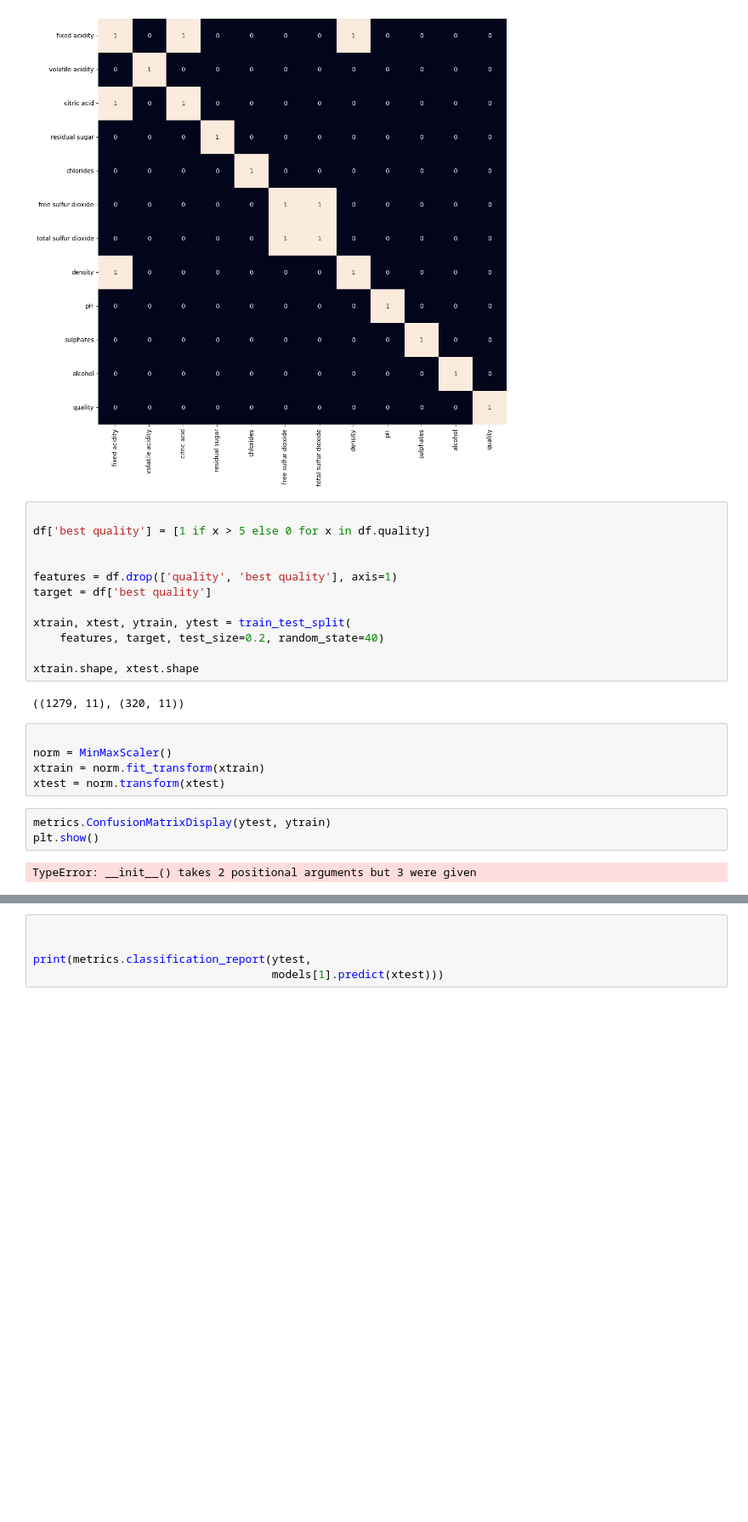
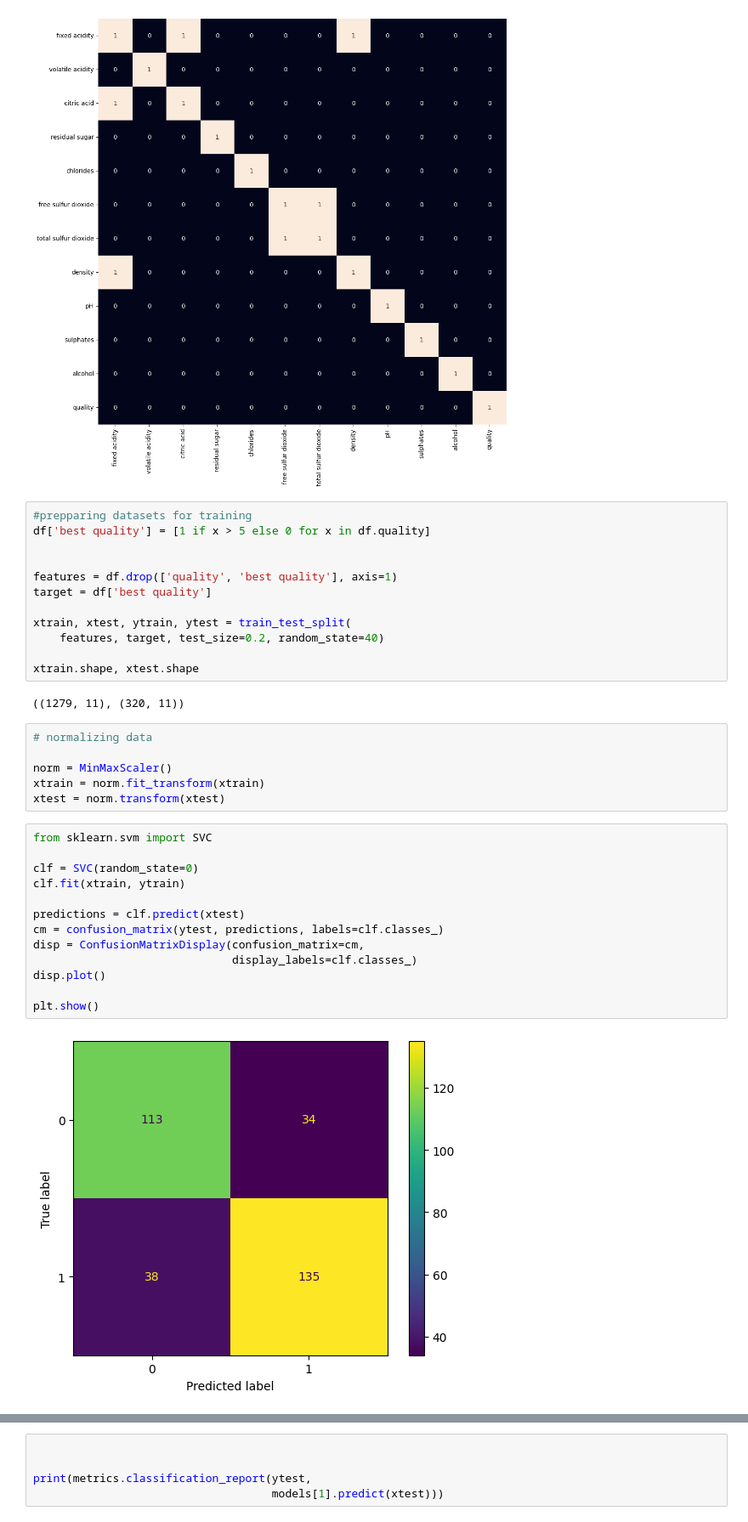
Before and after one commit to connerCpowell/WineQuality, a Jupyter notebook: Wine_forecasting.ipynb, the cells around one changed output, grey strips where cells are left out. Shown at 85% size. Cells and saved outputs as stored; diff of their text form; blank space fills up the shorter version.

Commit message:
sorted confusionMatrix

```diff
--- a/Wine_forecasting.ipynb
+++ b/Wine_forecasting.ipynb
@@ -113,7 +94,7 @@ plt.show()
 # %% [output]
 [figure]
 # %%
-
+#prepparing datasets for training
 df['best quality'] = [1 if x > 5 else 0 for x in df.quality]
 
 
@@ -127,12 +108,23 @@ xtrain.shape, xtest.shape
 # %% [output]
 ((1279, 11), (320, 11))
 # %%
+# normalizing data
 
 norm = MinMaxScaler()
 xtrain = norm.fit_transform(xtrain)
 xtest = norm.transform(xtest)
-# %%
-metrics.ConfusionMatrixDisplay(ytest, ytrain)
-plt.show()
-# %% [output]
-TypeError: __init__() takes 2 positional arguments but 3 were given
+# %%
+from sklearn.svm import SVC
+
+clf = SVC(random_state=0)
+clf.fit(xtrain, ytrain)
+
+predictions = clf.predict(xtest)
+cm = confusion_matrix(ytest, predictions, labels=clf.classes_)
+disp = ConfusionMatrixDisplay(confusion_matrix=cm,
+                              display_labels=clf.classes_)
+disp.plot()
+
+plt.show()
+# %% [output]
+[figure, added]
```
Also changed, not shown: parts of 5 cells of this notebook, 2 other files.
